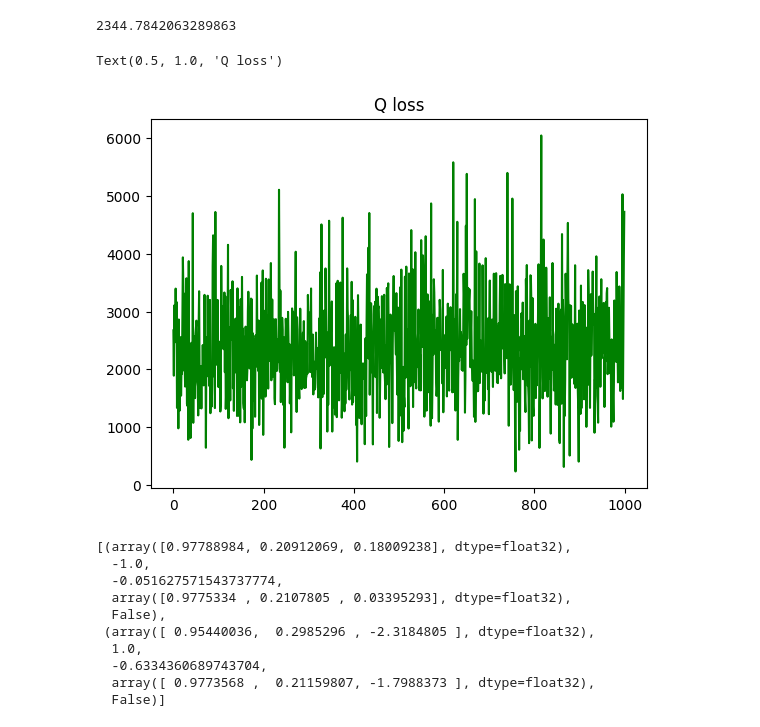
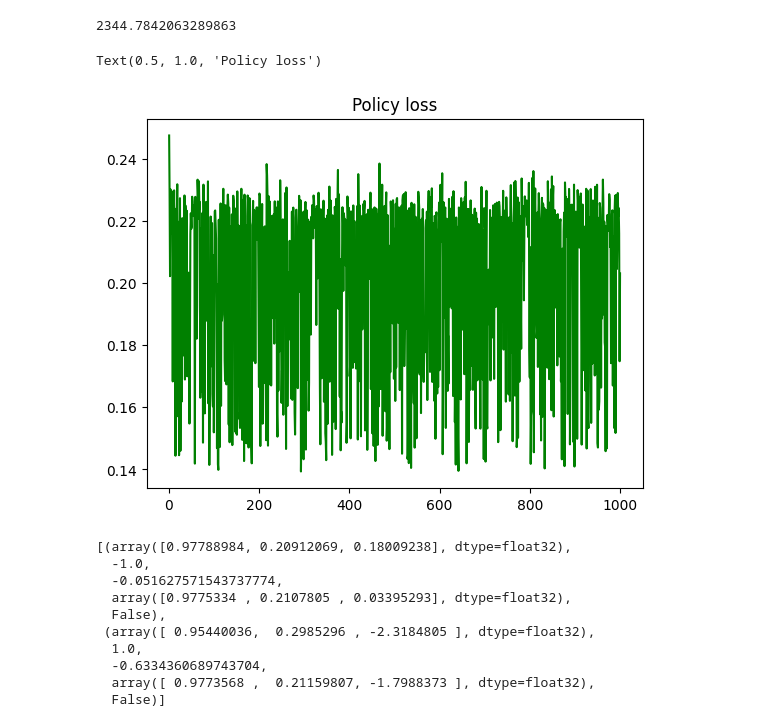
Before and after one commit to AnnaPaulish/DDPG, a Jupyter notebook: src/ddpg.ipynb, the cells around one changed output. Drawn from its saved outputs; the diff is of its cells as text; code cells hidden in the pictures.

```diff
--- a/src/ddpg.ipynb
+++ b/src/ddpg.ipynb
@@ -59,6 +60,8 @@ network  = QNetwork().to(device) # critic
 policy_network = PolicyNetwork().to(device) # actor
 
 memory = ReplayBuffer(max_size=200)
+# %%
+agent = DDPGAgent(policy_network, noise)
 # %%
 #target_actor = HeuristicPendulumAgent(pendulum).to(device)
 
@@ -76,3 +70,0 @@ tensor([0.1081], grad_fn=<TanhBackward0>)
-# %%
-network_input_state = torch.cat((state, policy_network(state)))
-network_input_state
@@ -142,16 +123,3 @@ def learning_policy(batch_transitions, agent, gamma, network):
-# %%
-
-i = 0
-# collect experience
-current_state = deepcopy(pendulum.reset()[0])
-while i < MAX_IT:
-    # how many iterations??
-    action = heuristic_agent.compute_action(state = current_state)
-    transformed_action = pendulum.action(action)
-    next_state, reward, term, trunc, info = pendulum.step(transformed_action)
-
-    memory.add_transition(state = current_state, action = action, reward = reward, next_state = next_state, trunc = trunc)
-    i += 1
 # %%
 plot_reward = []
 plot_policy = []
@@ -167,0 +140,3 @@ nr_of_samples = 128
+# %%
+action = agent.compute_action(state = current_state)
+action
@@ -224,9 +268,9 @@ def subplot(R, P, Q, S):
     ax[1, 1].title.set_text('Max steps')
     plt.show()
 # %%
-q = list(zip(*plot_q))
+q = list(zip(*plot_policy))
 plt.plot(list(q[1]), list(q[0]), 'g') #row=0, col=1
-plt.title('Q loss')
+plt.title('Policy loss')
 # %% [output]
-Text(0.5, 1.0, 'Q loss')
+Text(0.5, 1.0, 'Policy loss')
-[figure, old version]
+[figure, new version]
```
Also changed, not shown: parts of 16 cells of this notebook, 2 other files.
